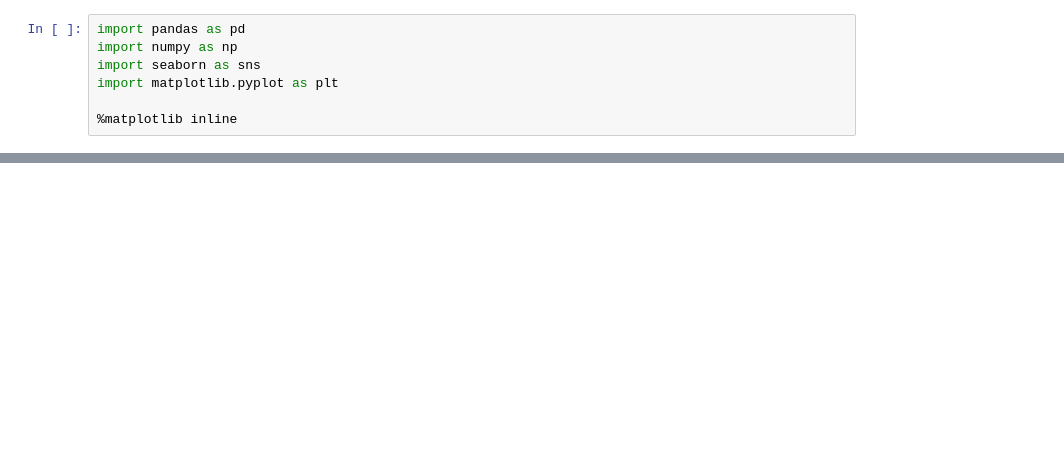
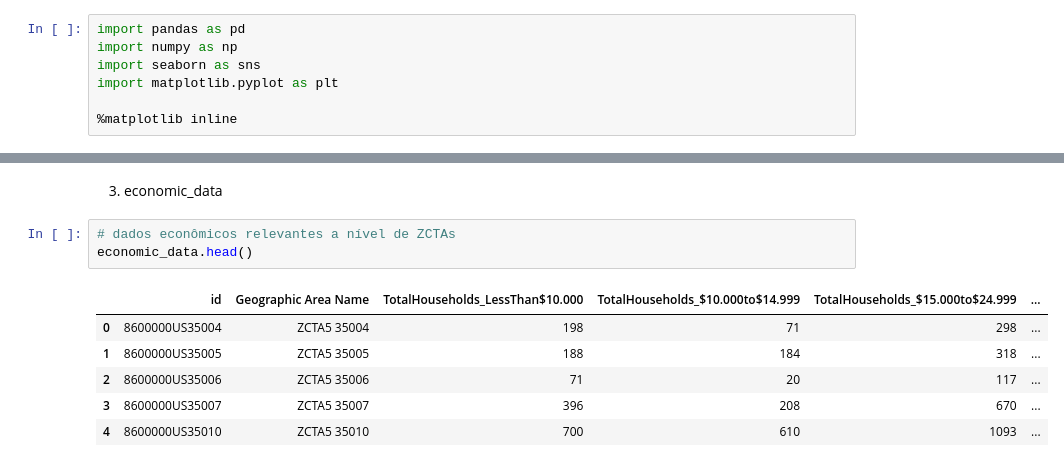
Before and after one commit to leticiafaria7/case-elogroup, a Jupyter notebook: 1_checagem-dados.ipynb, the cells around one changed output, grey strips where cells are left out. Drawn from its saved outputs; the diff is of its cells as text; blank space fills up the shorter version.

```diff
--- a/1_checagem-dados.ipynb
+++ b/1_checagem-dados.ipynb
@@ -47,0 +84,12 @@ transactional_data.head()
+# %% [markdown]
+3. economic_data
+# %%
+# dados econômicos relevantes a nível de ZCTAs
+economic_data.head()
+# %% [output]
+|  | id | Geographic Area Name | TotalHouseholds_LessThan$10.000 | TotalHouseholds_$10.000to$14.999 | TotalHouseholds_$15.000to$24.999 | ... |
+| 0 | 8600000US35004 | ZCTA5 35004 | 198 | 71 | 298 | ... |
+| 1 | 8600000US35005 | ZCTA5 35005 | 188 | 184 | 318 | ... |
+| 2 | 8600000US35006 | ZCTA5 35006 | 71 | 20 | 117 | ... |
+| 3 | 8600000US35007 | ZCTA5 35007 | 396 | 208 | 670 | ... |
+| 4 | 8600000US35010 | ZCTA5 35010 | 700 | 610 | 1093 | ... |
```
Also changed, not shown: parts of 26 cells of this notebook, 3 other files.
